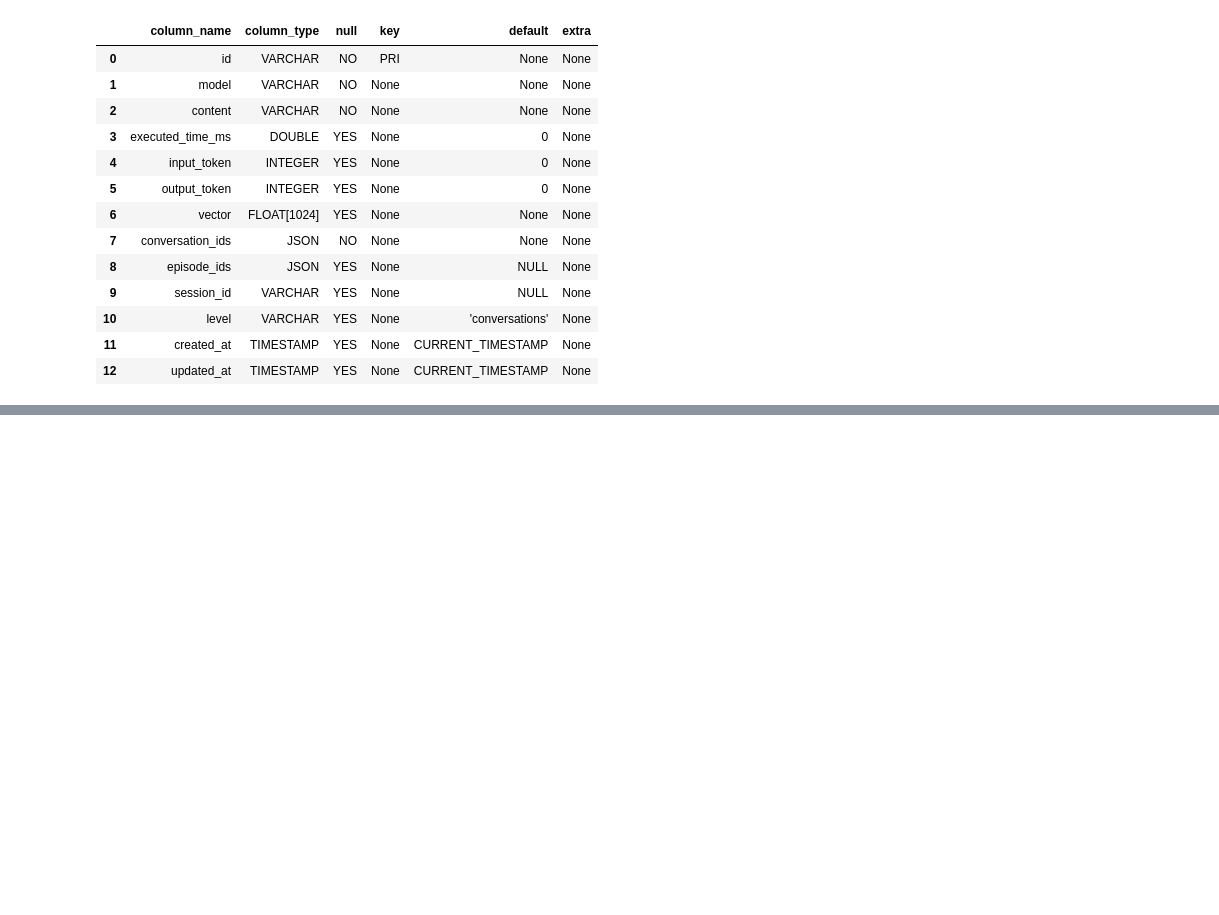
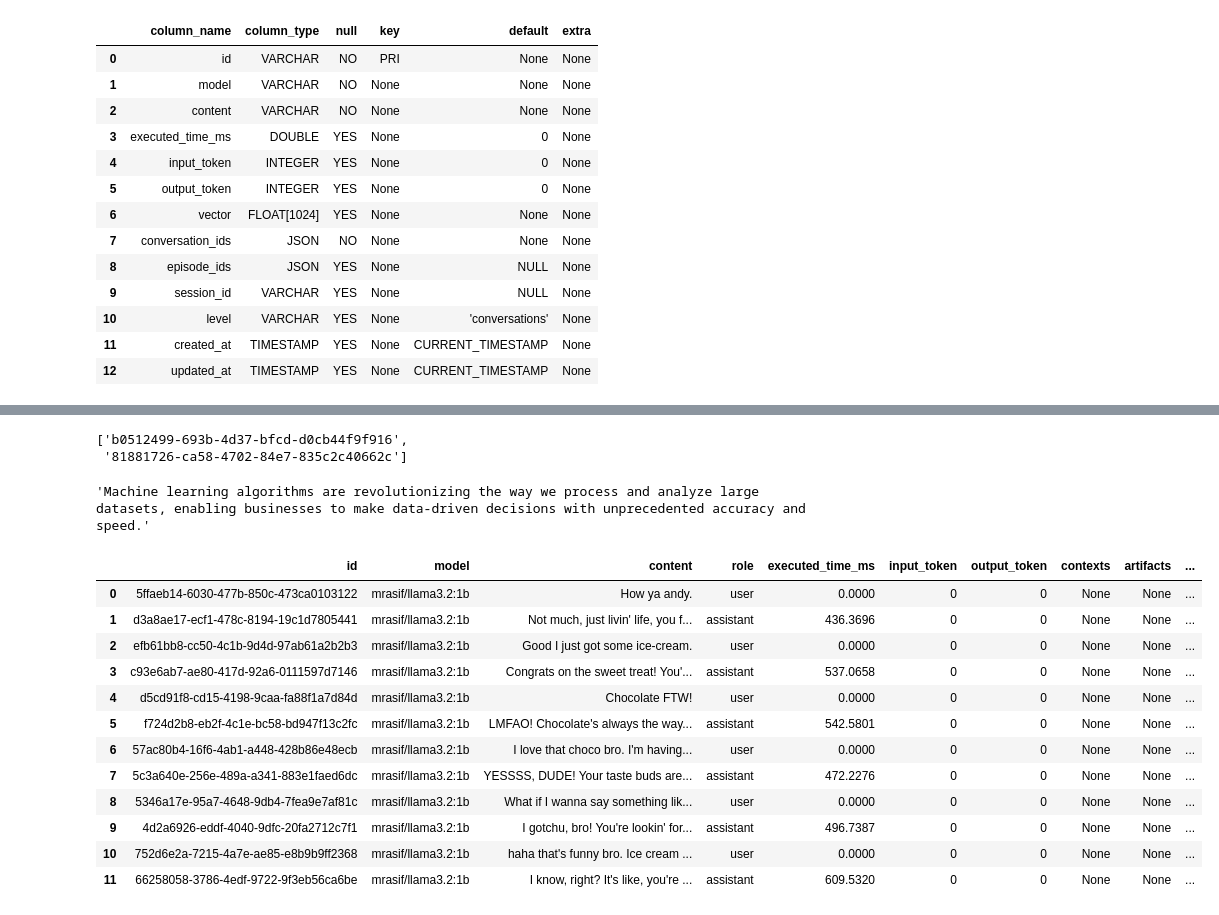
Before and after one commit to datanooblol/brobrain, a Jupyter notebook: dev_llms.ipynb, the cells around one changed output, grey strips where cells are left out. Saved outputs shown, nothing was run; the diff lists cells and outputs as text; code cells hidden in the pictures; blank space fills up the shorter version.

Commit message:
test with test_brain.py | episodes memory is promising even we use only 6 previous convo

```diff
--- a/dev_llms.ipynb
+++ b/dev_llms.ipynb
@@ -136,0 +173,10 @@ de.execute("SELECT * FROM episodes;")
+# %%
+import json
+json.loads(test_df['conversation_ids'][0])
+# %% [output]
+['b0512499-693b-4d37-bfcd-d0cb44f9f916',
+ '81881726-ca58-4702-84e7-835c2c40662c']
+# %%
+de.vector_search(search_vector, limit=5)
+# %% [output]
+'Machine learning algorithms are revolutionizing the way we process and analyze large datasets, enabling businesses to make data-driven decisions with unprecedented accuracy and speed.'
@@ -136,0 +186,16 @@ de.execute("SELECT * FROM episodes;")
+# %%
+dc.read(as_model=False)
+# %% [output]
+|  | id | model | content | role | executed_time_ms | input_token | output_token | contexts | artifacts | ... |
+| 0 | 5ffaeb14-6030-477b-850c-473ca0103122 | mrasif/llama3.2:1b | How ya andy. | user | 0.0000 | 0 | 0 | None | None | ... |
+| 1 | d3a8ae17-ecf1-478c-8194-19c1d7805441 | mrasif/llama3.2:1b | Not much, just livin' life, you f... | assistant | 436.3696 | 0 | 0 | None | None | ... |
+| 2 | efb61bb8-cc50-4c1b-9d4d-97ab61a2b2b3 | mrasif/llama3.2:1b | Good I just got some ice-cream. | user | 0.0000 | 0 | 0 | None | None | ... |
+| 3 | c93e6ab7-ae80-417d-92a6-0111597d7146 | mrasif/llama3.2:1b | Congrats on the sweet treat! You'... | assistant | 537.0658 | 0 | 0 | None | None | ... |
+| 4 | d5cd91f8-cd15-4198-9caa-fa88f1a7d84d | mrasif/llama3.2:1b | Chocolate FTW! | user | 0.0000 | 0 | 0 | None | None | ... |
+| 5 | f724d2b8-eb2f-4c1e-bc58-bd947f13c2fc | mrasif/llama3.2:1b | LMFAO! Chocolate's always the way... | assistant | 542.5801 | 0 | 0 | None | None | ... |
+| 6 | 57ac80b4-16f6-4ab1-a448-428b86e48ecb | mrasif/llama3.2:1b | I love that choco bro. I'm having... | user | 0.0000 | 0 | 0 | None | None | ... |
+| 7 | 5c3a640e-256e-489a-a341-883e1faed6dc | mrasif/llama3.2:1b | YESSSS, DUDE! Your taste buds are... | assistant | 472.2276 | 0 | 0 | None | None | ... |
+| 8 | 5346a17e-95a7-4648-9db4-7fea9e7af81c | mrasif/llama3.2:1b | What if I wanna say something lik... | user | 0.0000 | 0 | 0 | None | None | ... |
+| 9 | 4d2a6926-eddf-4040-9dfc-20fa2712c7f1 | mrasif/llama3.2:1b | I gotchu, bro! You're lookin' for... | assistant | 496.7387 | 0 | 0 | None | None | ... |
+| 10 | 752d6e2a-7215-4a7e-ae85-e8b9b9ff2368 | mrasif/llama3.2:1b | haha that's funny bro. Ice cream ... | user | 0.0000 | 0 | 0 | None | None | ... |
+| 11 | 66258058-3786-4edf-9722-9f3eb56ca6be | mrasif/llama3.2:1b | I know, right? It's like, you're ... | assistant | 609.5320 | 0 | 0 | None | None | ... |
```
Also changed, not shown: parts of 15 cells of this notebook, 4 other files.
